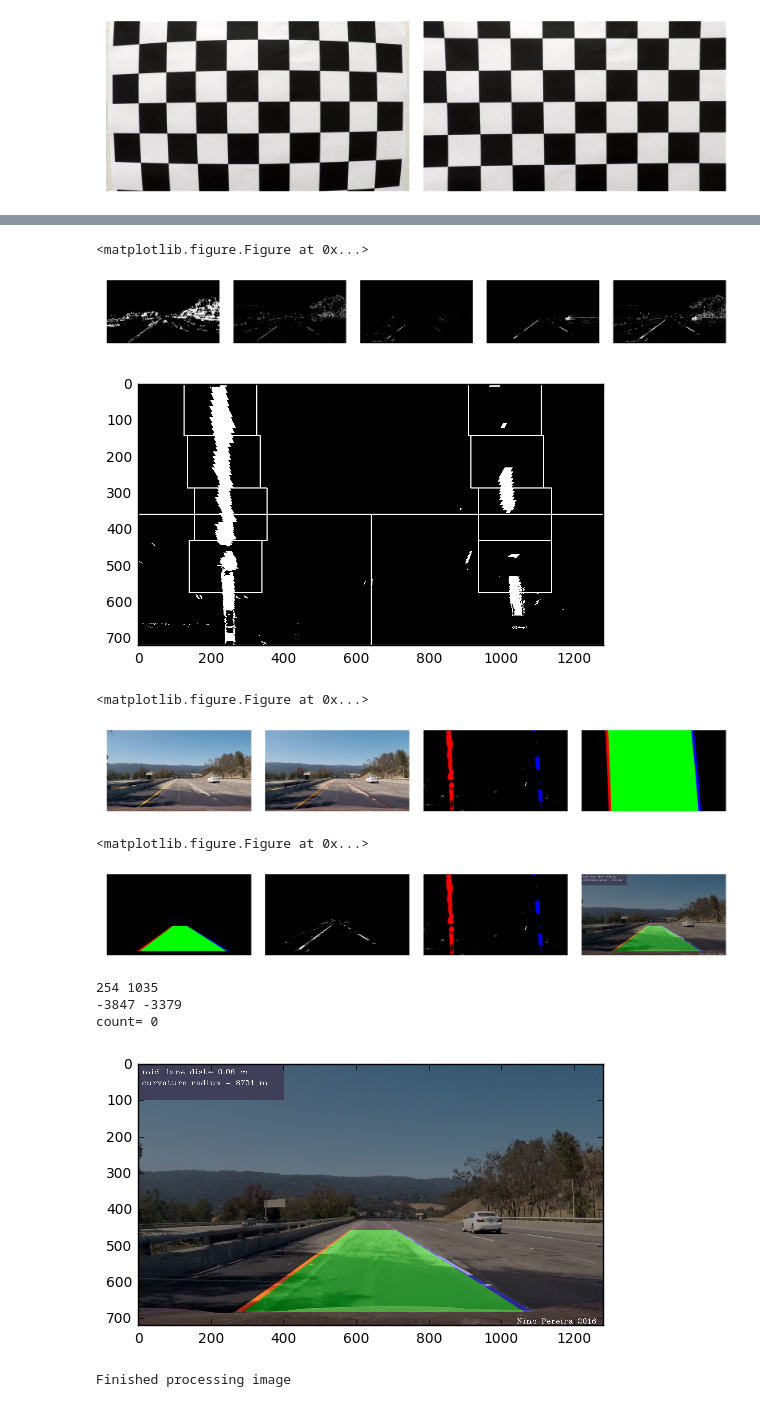
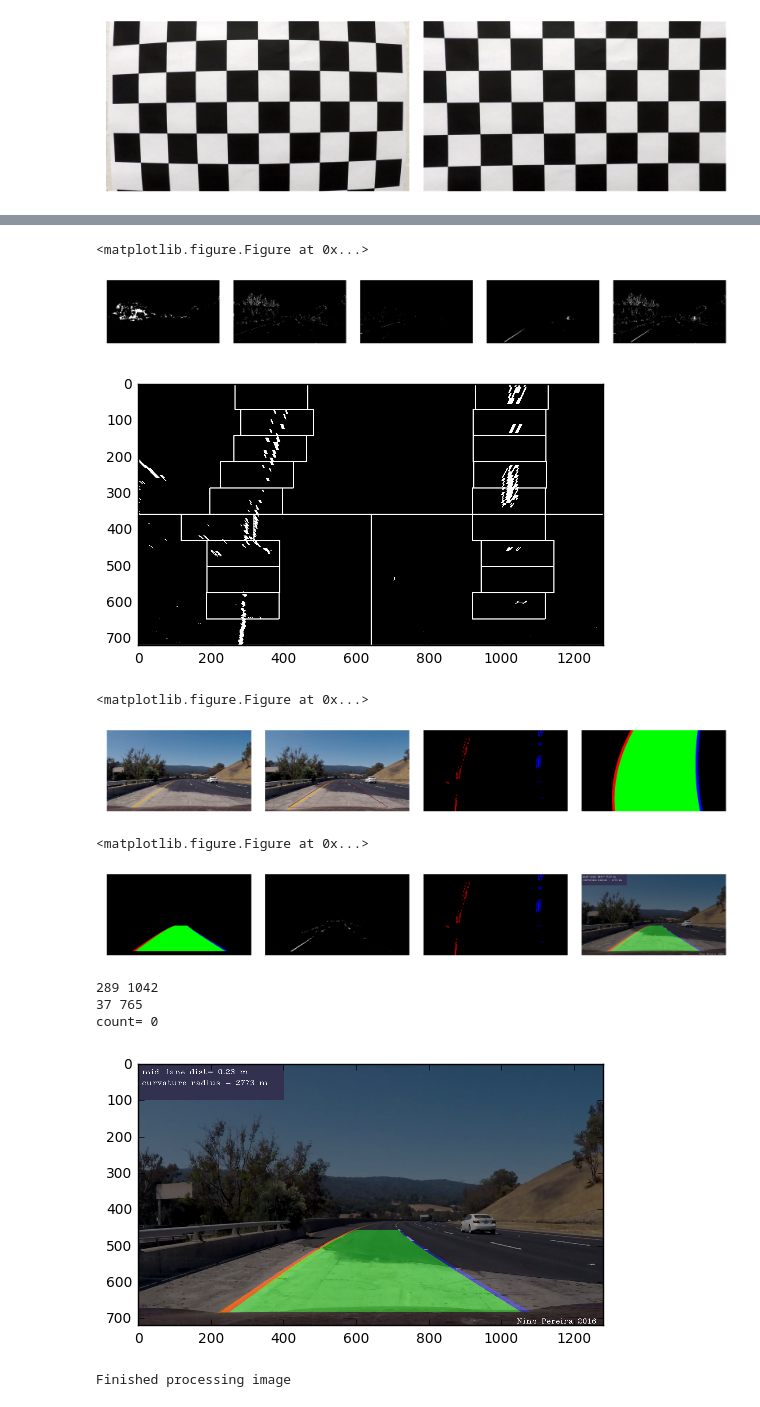
Before and after one commit to ninopereira/Advanced_Lane_Detection, a Jupyter notebook: advanced_lane_lines.ipynb, the cells around one changed output, grey strips where cells are left out. Saved outputs shown, nothing was run; the diff lists cells and outputs as text; code cells hidden in the pictures.

```diff
--- a/advanced_lane_lines.ipynb
+++ b/advanced_lane_lines.ipynb
@@ -175,7 +179,8 @@ def identify_lines( img_channel, left_color, right_color,
     left_mask = np.zeros_like(img_channel)
     right_mask = np.zeros_like(img_channel)
 
-    for i in range(5):
+    num_steps = 10
+    for i in range(num_steps):
 
         img_fraction = img_channel[(original_height-step_height*(i+1)):(original_height-step_height*(i)),
                                    0:original_width]
@@ -229,7 +234,7 @@ def identify_lines( img_channel, left_color, right_color,
             right_sp = right_search_point
             right_amp = right_amplitude
 
-        step_height = round(original_height/5)
+        step_height = round(original_height/num_steps)
 
         color_lx1 = left_search_point-left_amplitude/2;
         color_lx2 = left_search_point+left_amplitude/2;
@@ -249,6 +254,9 @@ def identify_lines( img_channel, left_color, right_color,
         left_mask[(original_height-step_height*(i+1)):(original_height-step_height*(i)),color_lx1:color_lx2] = 1
         right_mask[(original_height-step_height*(i+1)):(original_height-step_height*(i)),color_rx1:color_rx2] = 1
 
+        if debug:
+            mpimg.imsave('report/id_lines_'+str(i)+'.png',line_img,cmap='gray')
+
     if debug:
         plt.imshow(line_img,'gray')
 
@@ -262,7 +270,7 @@ def identify_lines( img_channel, left_color, right_color,
 
     return im, left_sp, left_amp, right_sp, right_amp
 # %%
-def draw_line(img,fit_func,color=(1,1,1), thickness=24):
+def draw_line(img,fit_func,color=(255,255,255), thickness=24):
     height, width, channels = img.shape
     pixels = []
     # get the pixels to color
@@ -412,8 +428,8 @@ def process_image(img,debug=0):
     warped_channel = warp_lane(masked_channel)
 
     # identify lines in image
-    left_color = (1,0,0)
-    right_color = (0,0,1)
+    left_color = (255,0,0)
+    right_color = (0,0,255)
     lines_img,left_sp, left_amp, right_sp, right_amp = identify_lines(warped_channel, left_color, right_color,
                                left_search_point,left_amplitude,
                                right_search_point,right_amplitude,debug)
@@ -454,8 +470,8 @@ def process_image(img,debug=0):
     font = cv2.FONT_HERSHEY_COMPLEX_SMALL
     vehicle_pos_txt = 'mid-lane dist= ' + str(round(process_image.vehicle_pos,2)) + ' m'
     # ============================================================================================= #
-    txt_color = (1,1,1)
-    bkg_color = (0.25,0.25,0.35)
+    txt_color = (255,255,255)
+    bkg_color = (50,50,80)
     cv2.rectangle(processed_img, (0, 0), (400, 100), bkg_color, -1) # region to display info
     cv2.putText(processed_img,vehicle_pos_txt, (10,30), font, 1, txt_color)
 
@@ -491,6 +507,16 @@ def process_image(img,debug=0):
         print(left_sp, right_sp)
         print(process_image.left_sp_avg,process_image.right_sp_avg)
         print('count=',process_image.count)
+        mpimg.imsave('report/original_img.png',img)
+        mpimg.imsave('report/wrap_area.png',wrap_area)
+        mpimg.imsave('report/undistorted_im.png',undistorted_im)
+        mpimg.imsave('report/filtered_channel.png',filtered_channel,cmap='gray')
+        mpimg.imsave('report/masked_channel.png',masked_channel,cmap='gray')
+        mpimg.imsave('report/warped_channel.png',warped_channel,cmap='gray')
+        mpimg.imsave('report/lines_img.png',lines_img)
+        mpimg.imsave('report/fit_lines_img.png',fit_lines_img)
+        mpimg.imsave('report/warped_poly.png',warped_poly)
+        mpimg.imsave('report/processed_img.png',processed_img)
 
     return processed_img
 # %%
@@ -503,5 +529,10 @@ images = os.listdir("new_test_images/")
 process_image.left_sp_avg = -10000
 process_image.right_sp_avg = -10000
 process_image.count = 0
+# %%
+# initialise static variables
+process_image.left_sp_avg = 200
+process_image.right_sp_avg = 1050
+process_image.count = 4
 # %% [markdown]
 # Note:
@@ -516,29 +547,34 @@ plt.imshow(img)
 At the moment all the functions work with the first method. If you want to use the 2nd method for any reason, be sure to modify the functions, namely the filter_img function.
 # %%
 #test filter_image
-afile= "test01.png"
+afile= "test11.png"
+# afile= "test1.jpg"
+# afile= "solidWhiteRight.jpg"
 filename = 'new_test_images/'+afile
-img = mpimg.imread(filename) # reads a file to float values 0-1 in RGB format
+img = cv2.imread(filename) # reads a file into bgr values 0-255
+img = cv2.cvtColor(img, cv2.COLOR_BGR2RGB) # inverts bgr to rgb
+
+#img = mpimg.imread(filename) # reads to RGB format: (png -> float -> 0-1) and (jpg -> int -> 0-255)
 
 filename = 'processed_images/'+afile
-
 processed_img = process_image(img,debug=1)
 mpimg.imsave(filename,processed_img)
+
 plt.imshow(processed_img)
 plt.show()
 print('Finished processing image')
 # %% [output]
 <matplotlib.figure.Figure at 0x...>
-[figure, old version]
+[figure, new version]
-[figure, old version]
+[figure, new version]
 <matplotlib.figure.Figure at 0x...>
-[figure, old version]
+[figure, new version]
 <matplotlib.figure.Figure at 0x...>
-[figure, old version]
+[figure, new version]
-254 1035
--3847 -3379
+289 1042
+37 765
 count= 0
-[figure, old version]
+[figure, new version]
 Finished processing image
 # %%
 # process all images in the list
```
Also changed, not shown: parts of 9 cells of this notebook, 1 other file.
